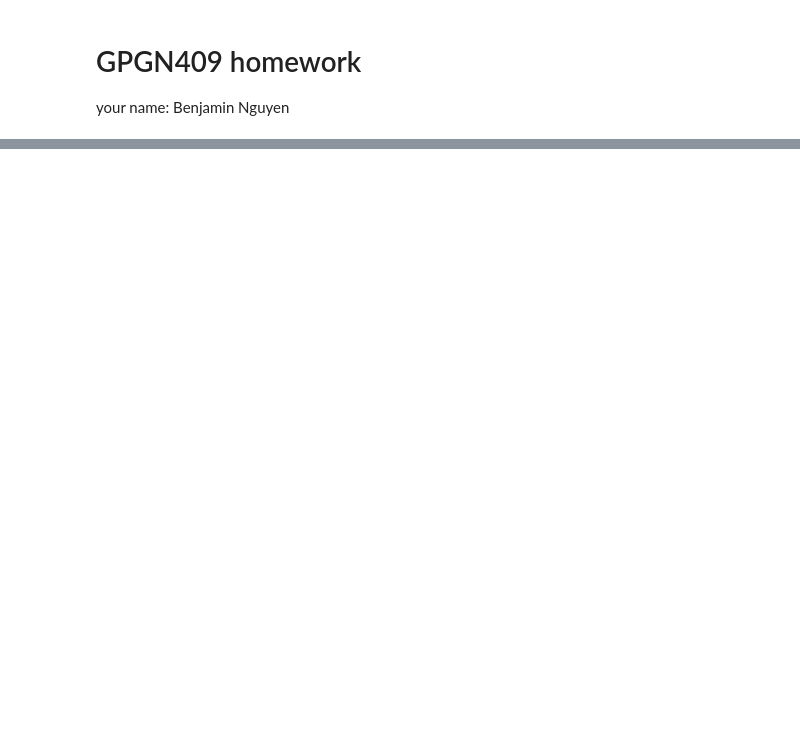
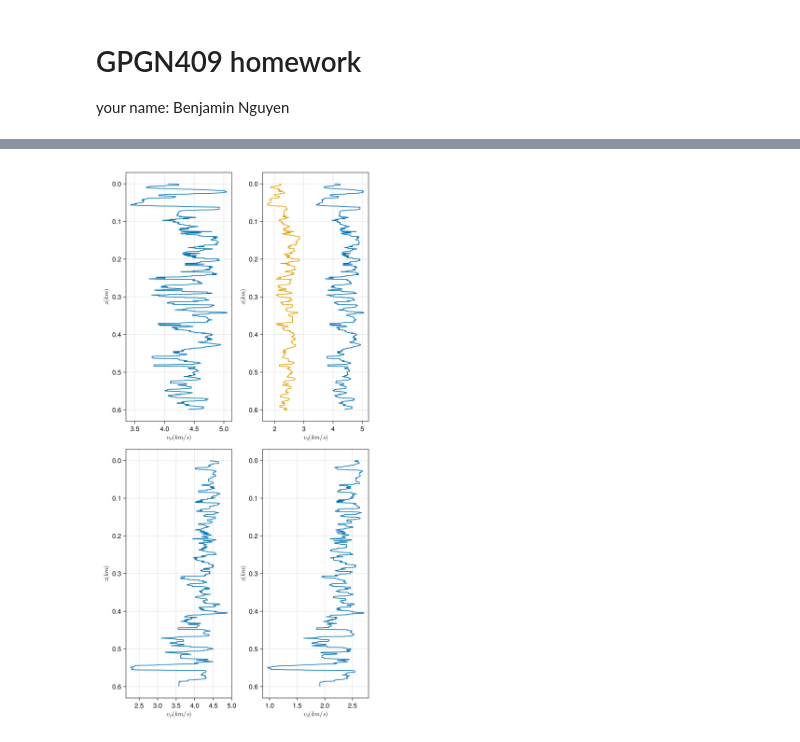
Before and after one commit to x-repos/mines, a Jupyter notebook: inversion-GPGN509/hw5/hw5 copy.ipynb, the cells around one changed output, grey strips where cells are left out. Cells and saved outputs as stored; diff of their text form; code cells hidden in the pictures; blank space fills up the shorter version.

```diff
--- a/inversion-GPGN509/hw5/hw5 copy.ipynb
+++ b/inversion-GPGN509/hw5/hw5 copy.ipynb
@@ -134,0 +193,41 @@ import Pkg; Pkg.add("GeometryBasics")
+# %%
+CairoMakie.activate!()
+df = CSV.read("bhA.csv", DataFrame; delim=',', ignorerepeated=true);
+vpA = df[:, 1] ./1000
+vsA = df[:, 2] ./1000
+rhoA = df[:, 3];
+
+df = CSV.read("bhB.csv", DataFrame; delim=',', ignorerepeated=true);
+vpB = df[:, 1] ./1000
+vsB = df[:, 2] ./1000
+rhoB = df[:, 3];
+
+# Create the LinRange for z
+zA = LinRange(0, 0.6, length(vpA))
+zB = LinRange(0, 0.6, length(vpB))
+
+# Create a figure and axis
+fig = Figure(size=(600, 1200))
+ax1 = Axis(fig[1, 1], xlabel=L"v_P (km/s)", ylabel=L"z (km)")
+ax2 = Axis(fig[1, 2], xlabel=L"v_S (km/s)", ylabel=L"z (km)")
+ax3 = Axis(fig[2, 1], xlabel=L"v_P (km/s)", ylabel=L"z (km)")
+ax4 = Axis(fig[2, 2], xlabel=L"v_S (km/s)", ylabel=L"z (km)")
+
+
+# Plot the data with lines
+lines!(ax1, vpA, zA)
+lines!(ax2, vpA, zA)
+lines!(ax2, vsA, zA)
+lines!(ax3, vpB, zB)
+lines!(ax4, vsB, zB)
+
+# Reverse the y-axis
+ax1.yreversed = true
+ax2.yreversed = true
+ax3.yreversed = true
+ax4.yreversed = true
+ax5.yreversed = true
+
+fig
+# %% [output]
+[figure, added]
```
Also changed, not shown: parts of 18 cells of this notebook, 3 other files.
